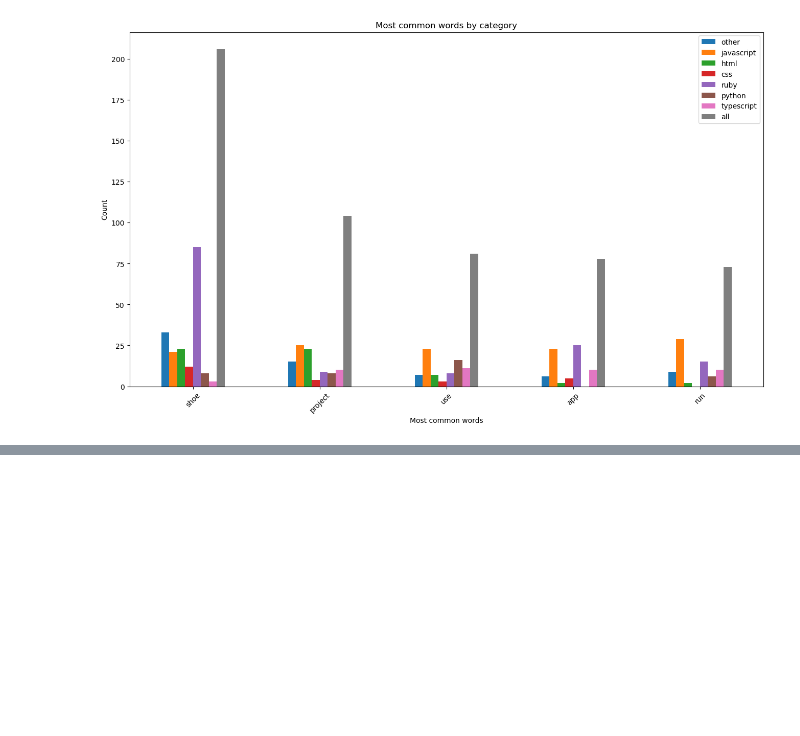
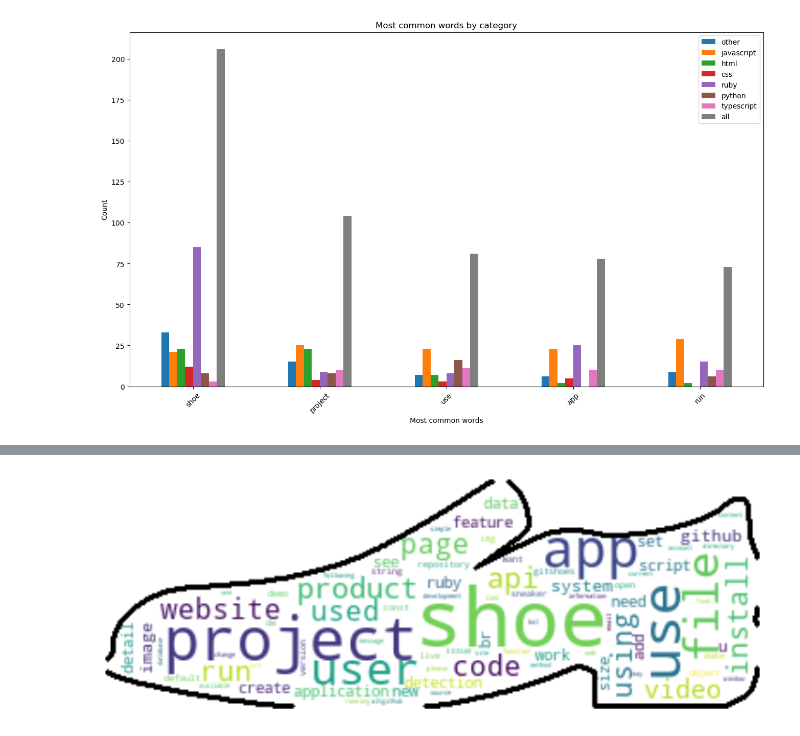
Before and after one commit to nlp-group-project/github-readme-languages, a Jupyter notebook: Smitty.ipynb, the cells around one changed output, grey strips where cells are left out. Drawn from its saved outputs; the diff is of its cells as text; code cells hidden in the pictures; blank space fills up the shorter version.

```diff
--- a/Smitty.ipynb
+++ b/Smitty.ipynb
@@ -287,0 +315,3 @@ plt.show()
+# %%
+shoe_mask = np.array(Image.open("shoe_mask.png"))
+shoe_mask
@@ -287,0 +326,11 @@ plt.show()
+# %%
+def transform_format(val):
+    if val == 1:
+        return 255
+    else:
+        return val
+# %%
+transformed_shoe_mask = np.ndarray((shoe_mask.shape[0],shoe_mask.shape[1]), np.int32)
+
+for i in range(len(shoe_mask)):
+    transformed_shoe_mask[i] = list(map(transform_format, shoe_mask[i]))
@@ -287,0 +347,16 @@ plt.show()
+# %%
+wc = WordCloud(background_color="white", max_words=150, mask=transformed_shoe_mask, contour_width=2, contour_color='black')
+
+# Generate a wordcloud
+wc.generate(' '.join(all_words))
+
+# store to file
+wc.to_file("shoe_mask.png")
+
+# show
+plt.figure(figsize=[9,6])
+plt.imshow(wc, interpolation='bilinear')
+plt.axis("off")
+plt.show()
+# %% [output]
+[figure, added]
```
Also changed, not shown: parts of 8 cells of this notebook.
